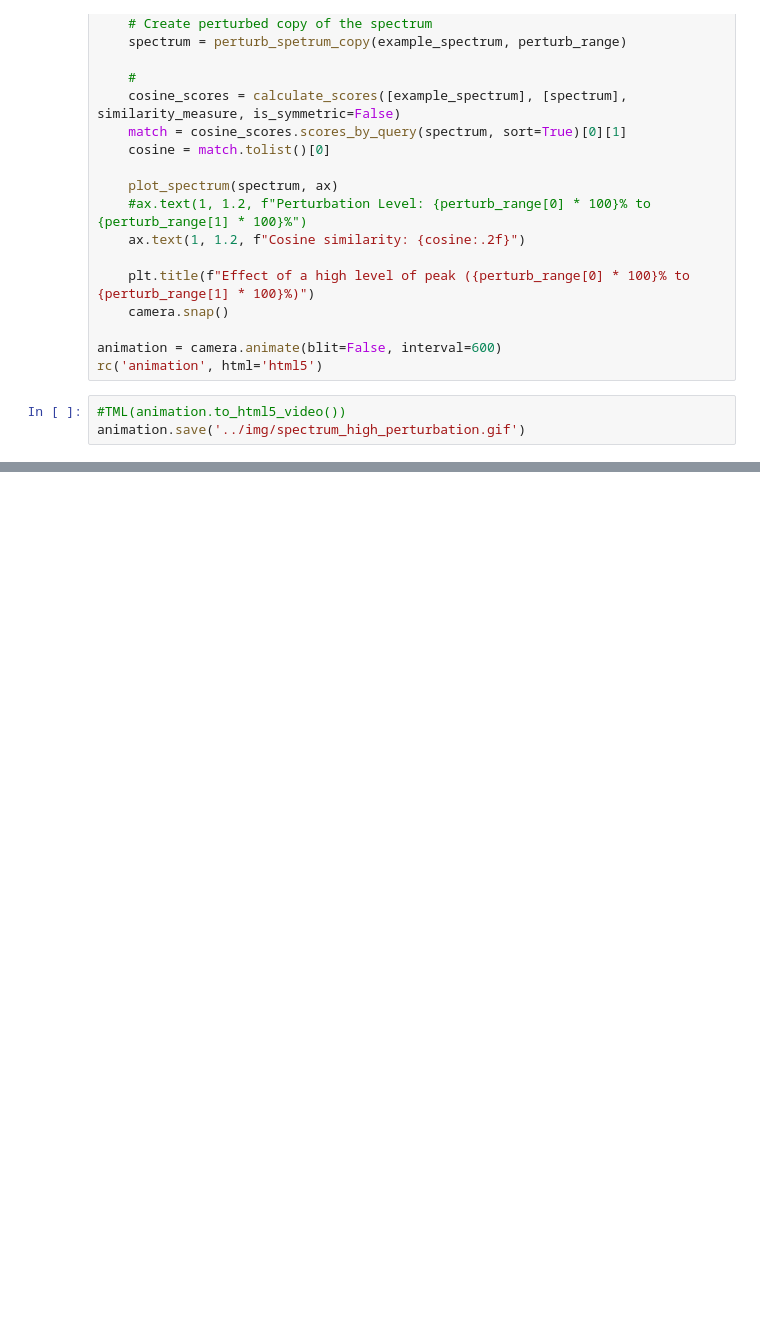
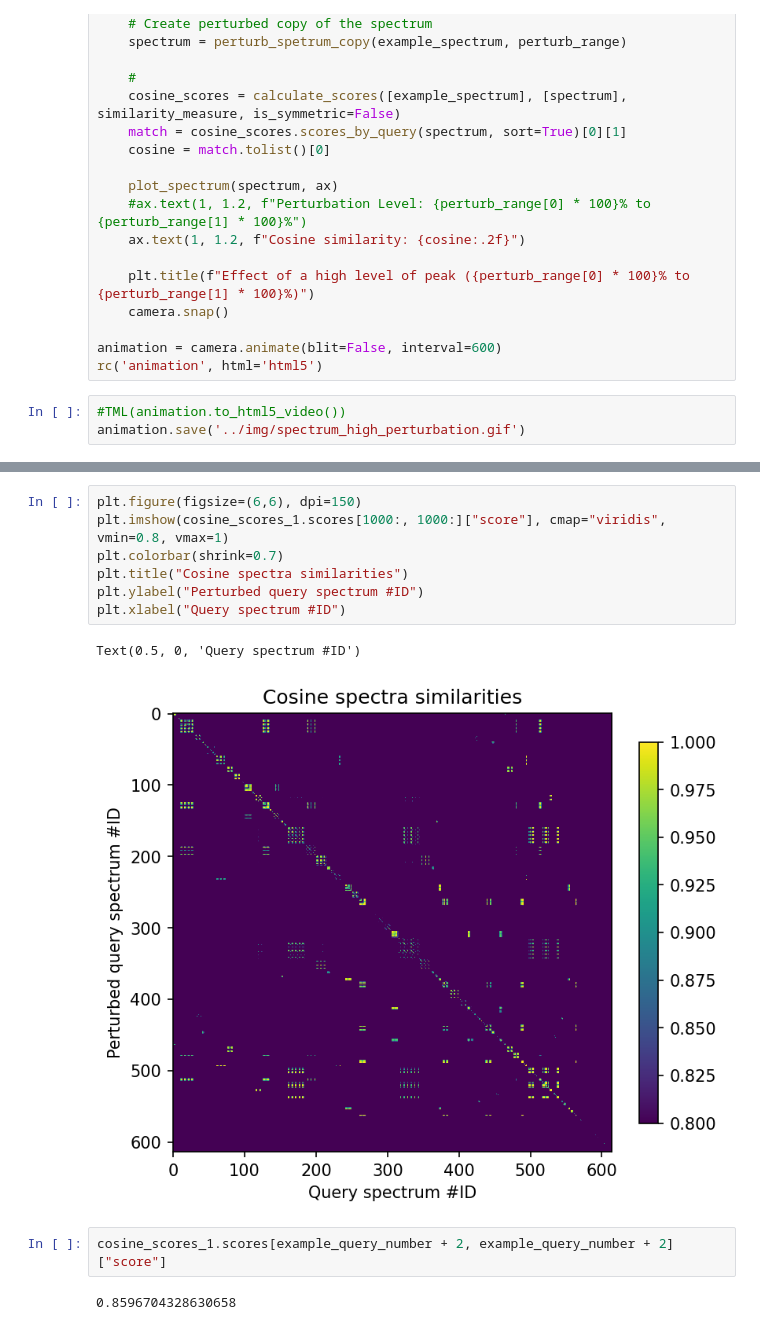
Before and after one commit to mmattano/SimilarityHackathon, a Jupyter notebook: notebooks/PerturbationTest.ipynb, the cells around one changed output, grey strips where cells are left out. Drawn from its saved outputs; the diff is of its cells as text; blank space fills up the shorter version.

```diff
--- a/notebooks/PerturbationTest.ipynb
+++ b/notebooks/PerturbationTest.ipynb
@@ -158,0 +185,14 @@ animation.save('../img/spectrum_high_perturbation.gif')
+# %%
+plt.figure(figsize=(6,6), dpi=150)
+plt.imshow(cosine_scores_1.scores[1000:, 1000:]["score"], cmap="viridis", vmin=0.8, vmax=1)
+plt.colorbar(shrink=0.7)
+plt.title("Cosine spectra similarities")
+plt.ylabel("Perturbed query spectrum #ID")
+plt.xlabel("Query spectrum #ID")
+# %% [output]
+Text(0.5, 0, 'Query spectrum #ID')
+[figure, added]
+# %%
+cosine_scores_1.scores[example_query_number + 2, example_query_number + 2]["score"]
+# %% [output]
+0.8596704328630658
```
Also changed, not shown: parts of 17 cells of this notebook, 1 other file.
